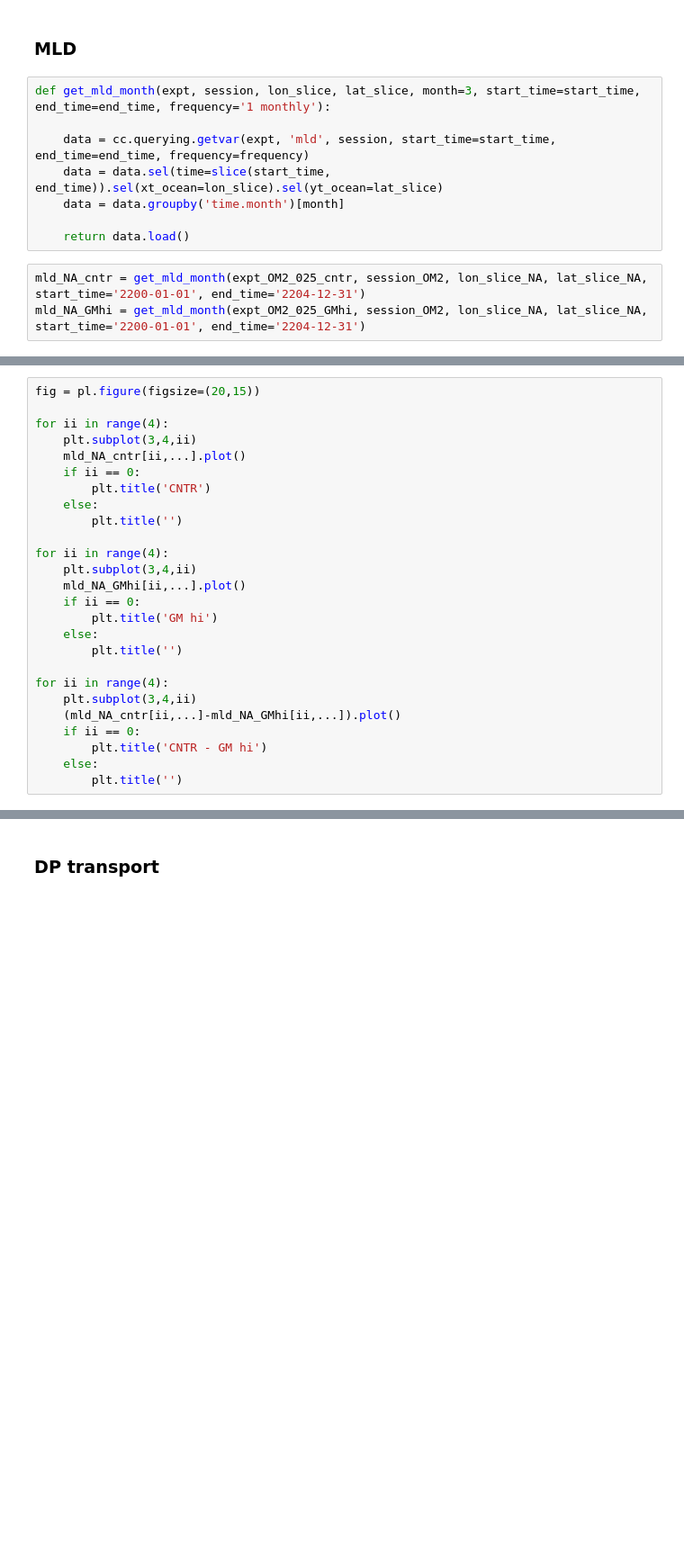
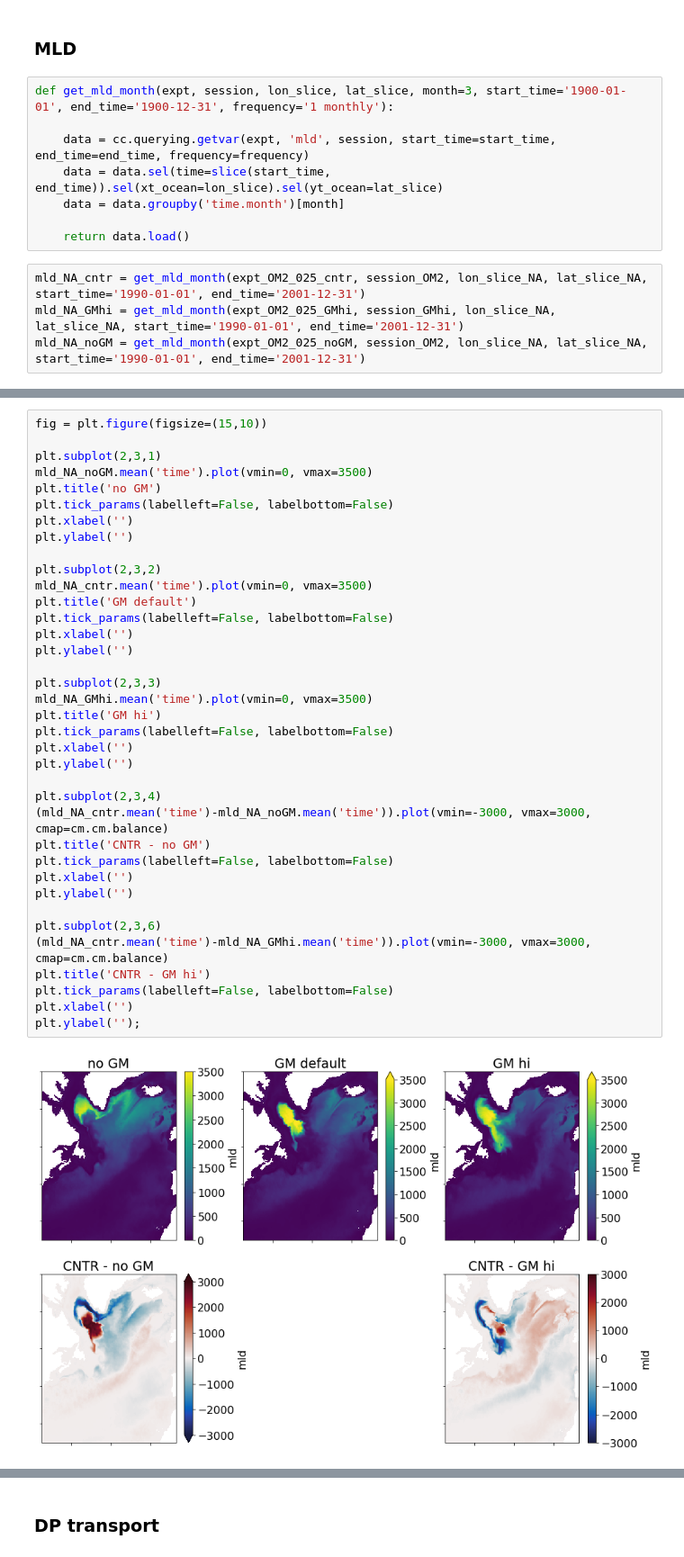
Before and after one commit to wghuneke/ACCESS-CM2-025_Analysis, a Jupyter notebook: notebooks/Testing_OM2_GMhi.ipynb, the cells around one changed output, grey strips where cells are left out. Shown at 90% size. Saved outputs shown, nothing was run; the diff lists cells and outputs as text; blank space fills up the shorter version.

```diff
--- a/notebooks/Testing_OM2_GMhi.ipynb
+++ b/notebooks/Testing_OM2_GMhi.ipynb
@@ -180,7 +173,7 @@ IndexError: index 25 is out of bounds for axis 0 with size 4
 # %% [markdown]
 ### MLD
 # %%
-def get_mld_month(expt, session, lon_slice, lat_slice, month=3, start_time=start_time, end_time=end_time, frequency='1 monthly'):
+def get_mld_month(expt, session, lon_slice, lat_slice, month=3, start_time='1900-01-01', end_time='1900-12-31', frequency='1 monthly'):
 
     data = cc.querying.getvar(expt, 'mld', session, start_time=start_time, end_time=end_time, frequency=frequency)
     data = data.sel(time=slice(start_time, end_time)).sel(xt_ocean=lon_slice).sel(yt_ocean=lat_slice)
@@ -188,5 +181,6 @@ def get_mld_month(expt, session, lon_slice, lat_slice, month=3, start_time=start
 
     return data.load()
 # %%
-mld_NA_cntr = get_mld_month(expt_OM2_025_cntr, session_OM2, lon_slice_NA, lat_slice_NA, start_time='2200-01-01', end_time='2204-12-31')
-mld_NA_GMhi = get_mld_month(expt_OM2_025_GMhi, session_OM2, lon_slice_NA, lat_slice_NA, start_time='2200-01-01', end_time='2204-12-31')
+mld_NA_cntr = get_mld_month(expt_OM2_025_cntr, session_OM2, lon_slice_NA, lat_slice_NA, start_time='1990-01-01', end_time='2001-12-31')
+mld_NA_GMhi = get_mld_month(expt_OM2_025_GMhi, session_GMhi, lon_slice_NA, lat_slice_NA, start_time='1990-01-01', end_time='2001-12-31')
+mld_NA_noGM = get_mld_month(expt_OM2_025_noGM, session_OM2, lon_slice_NA, lat_slice_NA, start_time='1990-01-01', end_time='2001-12-31')
@@ -196,26 +187,39 @@ mld_WS_GMhi = get_mld_month(expt_OM2_025_GMhi, session_OM2, lon_slice_WS, lat_sl
 # %%
-fig = pl.figure(figsize=(20,15))
+fig = plt.figure(figsize=(15,10))
 
-for ii in range(4):
-    plt.subplot(3,4,ii)
-    mld_NA_cntr[ii,...].plot()
-    if ii == 0:
-        plt.title('CNTR')
-    else:
-        plt.title('')
+plt.subplot(2,3,1)
+mld_NA_noGM.mean('time').plot(vmin=0, vmax=3500)
+plt.title('no GM')
+plt.tick_params(labelleft=False, labelbottom=False)
+plt.xlabel('')
+plt.ylabel('')
 
-for ii in range(4):
-    plt.subplot(3,4,ii)
-    mld_NA_GMhi[ii,...].plot()
-    if ii == 0:
-        plt.title('GM hi')
-    else:
-        plt.title('')
+plt.subplot(2,3,2)
+mld_NA_cntr.mean('time').plot(vmin=0, vmax=3500)
+plt.title('GM default')
+plt.tick_params(labelleft=False, labelbottom=False)
+plt.xlabel('')
+plt.ylabel('')
 
-for ii in range(4):
-    plt.subplot(3,4,ii)
-    (mld_NA_cntr[ii,...]-mld_NA_GMhi[ii,...]).plot()
-    if ii == 0:
-        plt.title('CNTR - GM hi')
-    else:
-        plt.title('')
+plt.subplot(2,3,3)
+mld_NA_GMhi.mean('time').plot(vmin=0, vmax=3500)
+plt.title('GM hi')
+plt.tick_params(labelleft=False, labelbottom=False)
+plt.xlabel('')
+plt.ylabel('')
+
+plt.subplot(2,3,4)
+(mld_NA_cntr.mean('time')-mld_NA_noGM.mean('time')).plot(vmin=-3000, vmax=3000, cmap=cm.cm.balance)
+plt.title('CNTR - no GM')
+plt.tick_params(labelleft=False, labelbottom=False)
+plt.xlabel('')
+plt.ylabel('')
+
+plt.subplot(2,3,6)
+(mld_NA_cntr.mean('time')-mld_NA_GMhi.mean('time')).plot(vmin=-3000, vmax=3000, cmap=cm.cm.balance)
+plt.title('CNTR - GM hi')
+plt.tick_params(labelleft=False, labelbottom=False)
+plt.xlabel('')
+plt.ylabel('');
+# %% [output]
+[figure, added]
```
Also changed, not shown: parts of 16 cells of this notebook.
